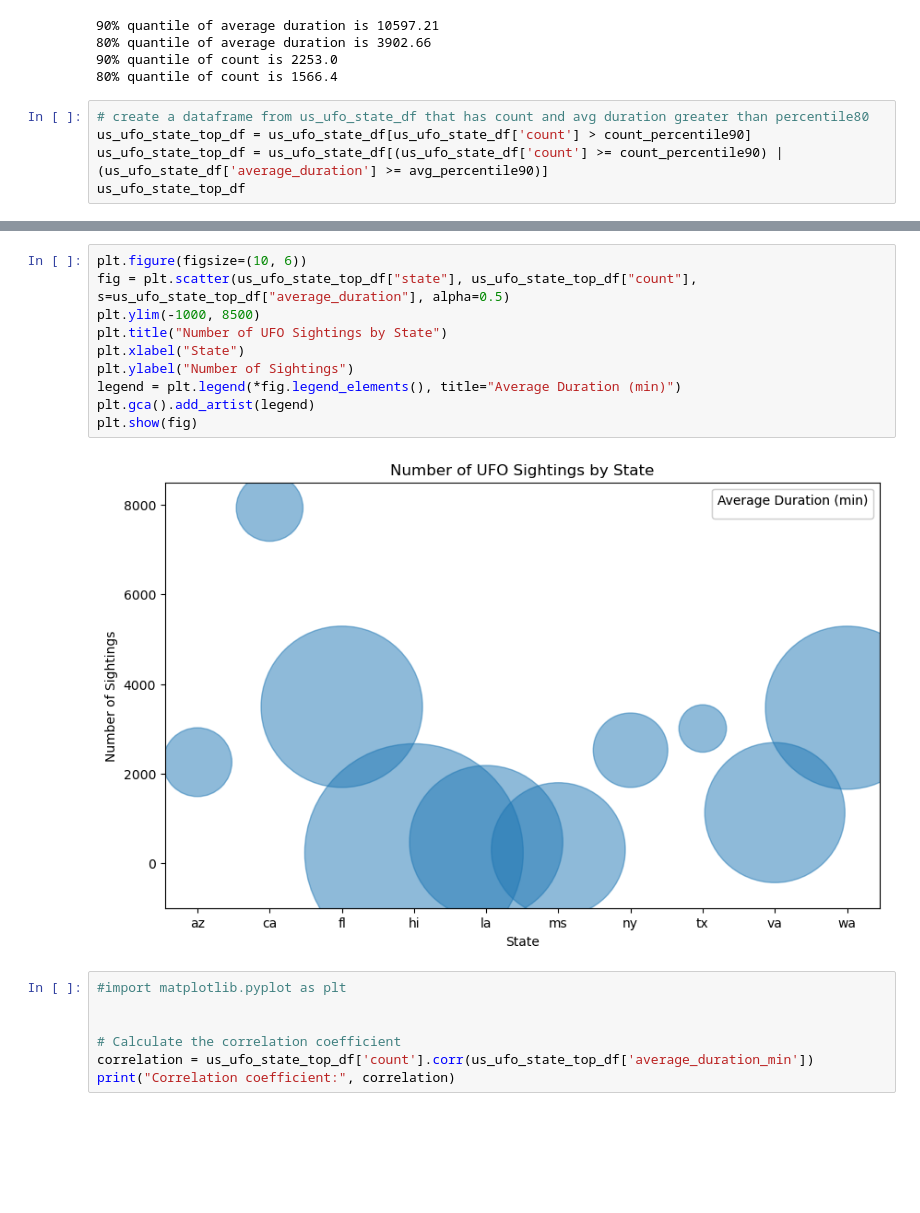
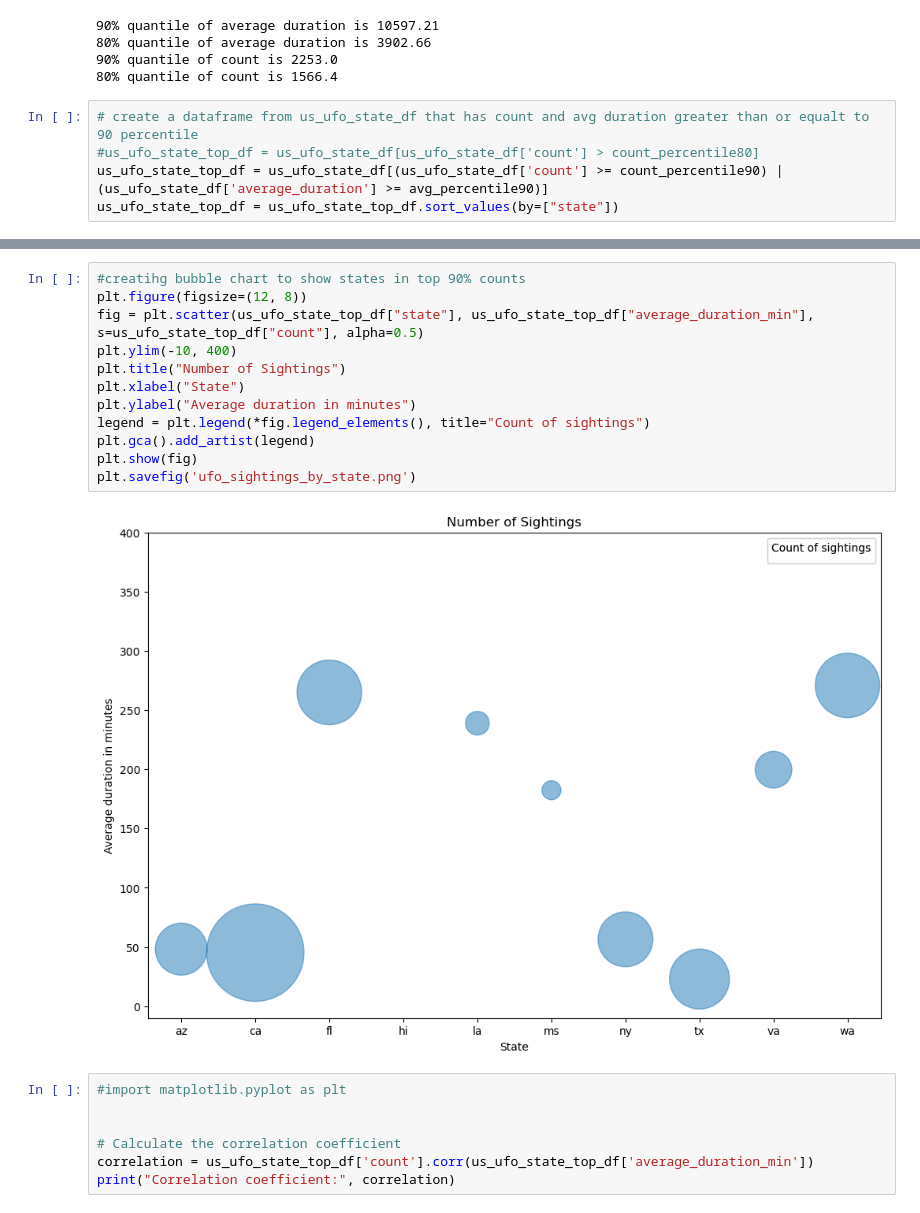
Before and after one commit to dipeshpandya/picard, a Jupyter notebook: Copy_of_Team_Picard.ipynb, the cells around one changed output, grey strips where cells are left out. Cells and saved outputs as stored; diff of their text form; blank space fills up the shorter version.

```diff
--- a/Copy_of_Team_Picard.ipynb
+++ b/Copy_of_Team_Picard.ipynb
@@ -485,7 +365,7 @@ print(f"80% quantile of count is {count_percentile80}")
 90% quantile of count is 2253.0
 80% quantile of count is 1566.4
 # %%
-# create a dataframe from us_ufo_state_df that has count and avg duration greater than percentile80
-us_ufo_state_top_df = us_ufo_state_df[us_ufo_state_df['count'] > count_percentile90]
+# create a dataframe from us_ufo_state_df that has count and avg duration greater than or equalt to 90 percentile
+#us_ufo_state_top_df = us_ufo_state_df[us_ufo_state_df['count'] > count_percentile80]
 us_ufo_state_top_df = us_ufo_state_df[(us_ufo_state_df['count'] >= count_percentile90) | (us_ufo_state_df['average_duration'] >= avg_percentile90)]
-us_ufo_state_top_df
+us_ufo_state_top_df = us_ufo_state_top_df.sort_values(by=["state"])
@@ -579,15 +417,17 @@ plt.show()
 # %%
-plt.figure(figsize=(10, 6))
-fig = plt.scatter(us_ufo_state_top_df["state"], us_ufo_state_top_df["count"], s=us_ufo_state_top_df["average_duration"], alpha=0.5)
-plt.ylim(-1000, 8500)
-plt.title("Number of UFO Sightings by State")
+#creatihg bubble chart to show states in top 90% counts
+plt.figure(figsize=(12, 8))
+fig = plt.scatter(us_ufo_state_top_df["state"], us_ufo_state_top_df["average_duration_min"], s=us_ufo_state_top_df["count"], alpha=0.5)
+plt.ylim(-10, 400)
+plt.title("Number of Sightings")
 plt.xlabel("State")
-plt.ylabel("Number of Sightings")
-legend = plt.legend(*fig.legend_elements(), title="Average Duration (min)")
+plt.ylabel("Average duration in minutes")
+legend = plt.legend(*fig.legend_elements(), title="Count of sightings")
 plt.gca().add_artist(legend)
 plt.show(fig)
+plt.savefig('ufo_sightings_by_state.png')
 # %% [output]
-[figure, old version]
+[figure, new version]
 # %%
 #import matplotlib.pyplot as plt
 
```
Also changed, not shown: parts of 42 cells of this notebook.
